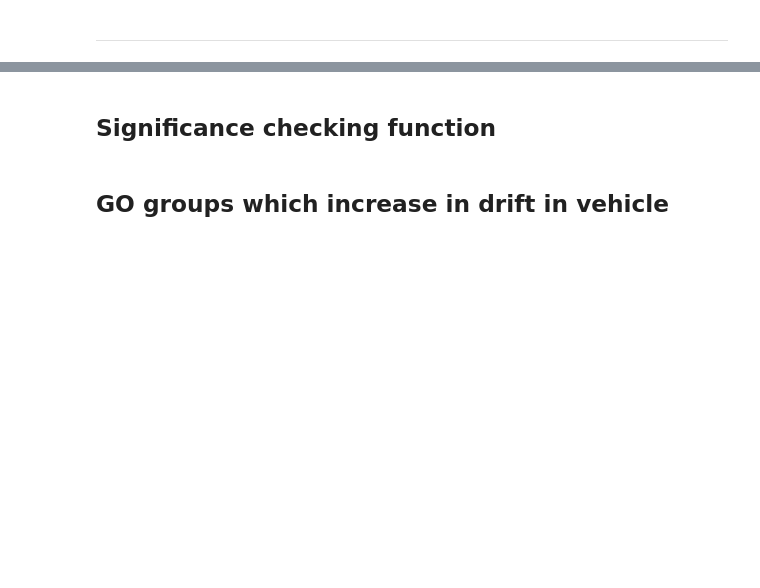
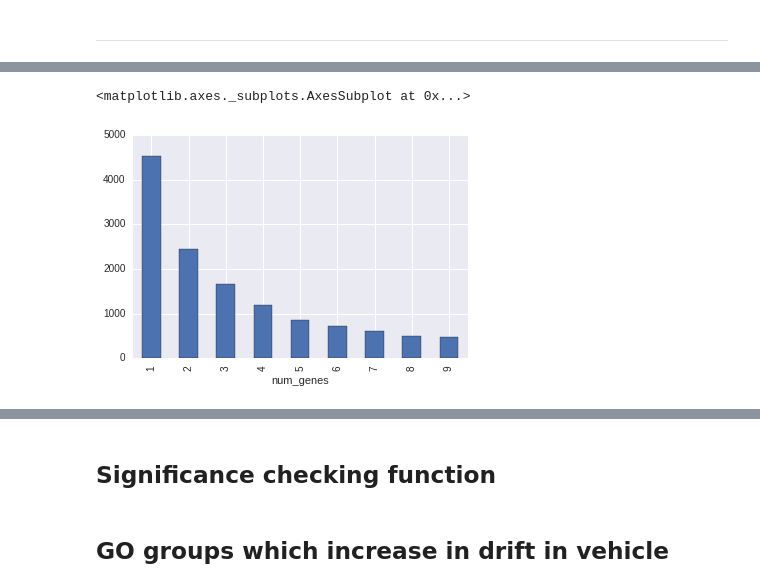
Before and after one commit to veleritas/ageing, a Jupyter notebook: analysis/GSE69244.ipynb, the cells around one changed output, grey strips where cells are left out. Saved outputs shown, nothing was run; the diff lists cells and outputs as text; code cells hidden in the pictures; blank space fills up the shorter version.

```diff
--- a/analysis/GSE69244.ipynb
+++ b/analysis/GSE69244.ipynb
@@ -134,0 +167,5 @@ info.head()
+# %%
+info.query("0 < num_genes < 10").groupby("num_genes").size().plot(kind = "bar")
+# %% [output]
+<matplotlib.axes._subplots.AxesSubplot at 0x...>
+[figure, added]
```
Also changed, not shown: parts of 55 cells of this notebook.
